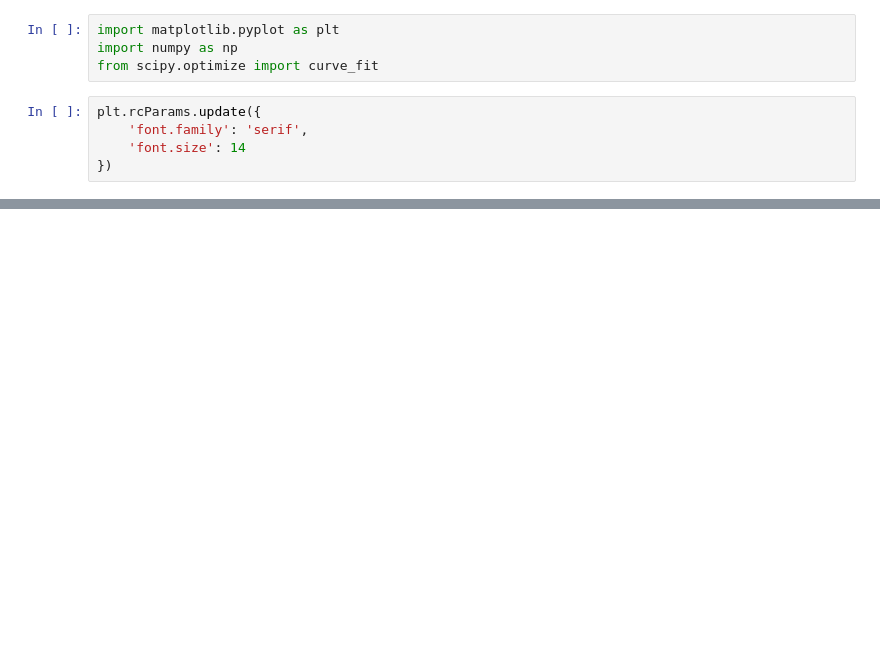
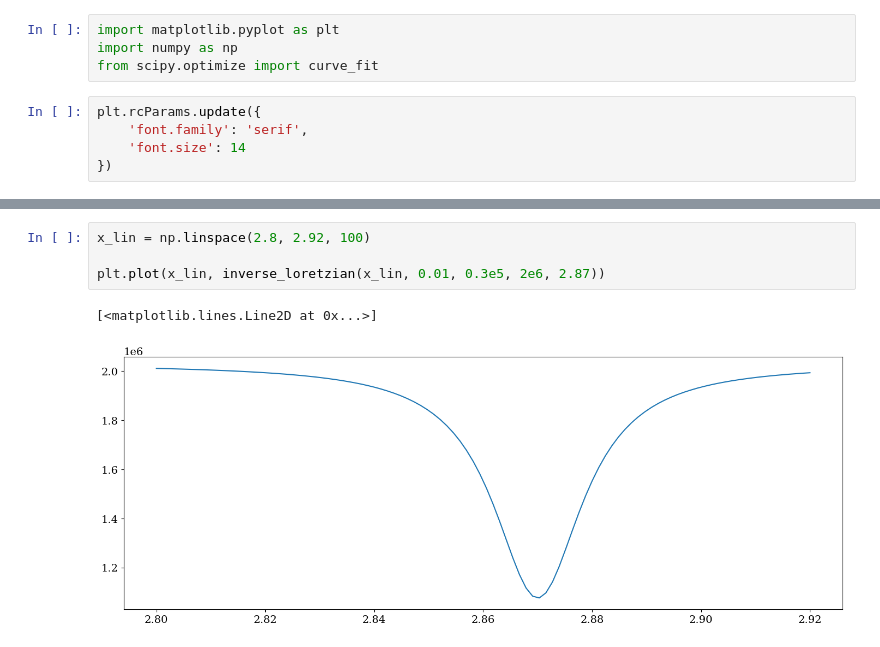
Before and after one commit to peakflyer/fprtum, a Jupyter notebook: NVCenter/eval.ipynb, the cells around one changed output, grey strips where cells are left out. Drawn from its saved outputs; the diff is of its cells as text; blank space fills up the shorter version.

```diff
--- a/NVCenter/eval.ipynb
+++ b/NVCenter/eval.ipynb
@@ -68,0 +138,7 @@ plt.savefig('sslaser.pdf', bbox_inches='tight')
+# %%
+x_lin = np.linspace(2.8, 2.92, 100)
+
+plt.plot(x_lin, inverse_loretzian(x_lin, 0.01, 0.3e5, 2e6, 2.87))
+# %% [output]
+[<matplotlib.lines.Line2D at 0x...>]
+[figure, added]
```
Also changed, not shown: parts of 6 cells of this notebook, 35 other files.
